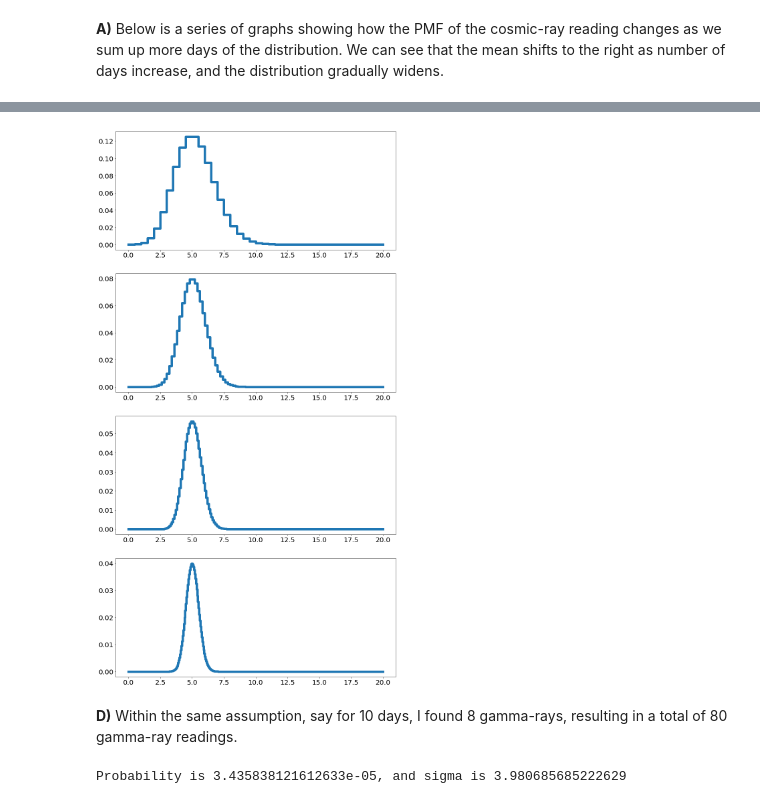
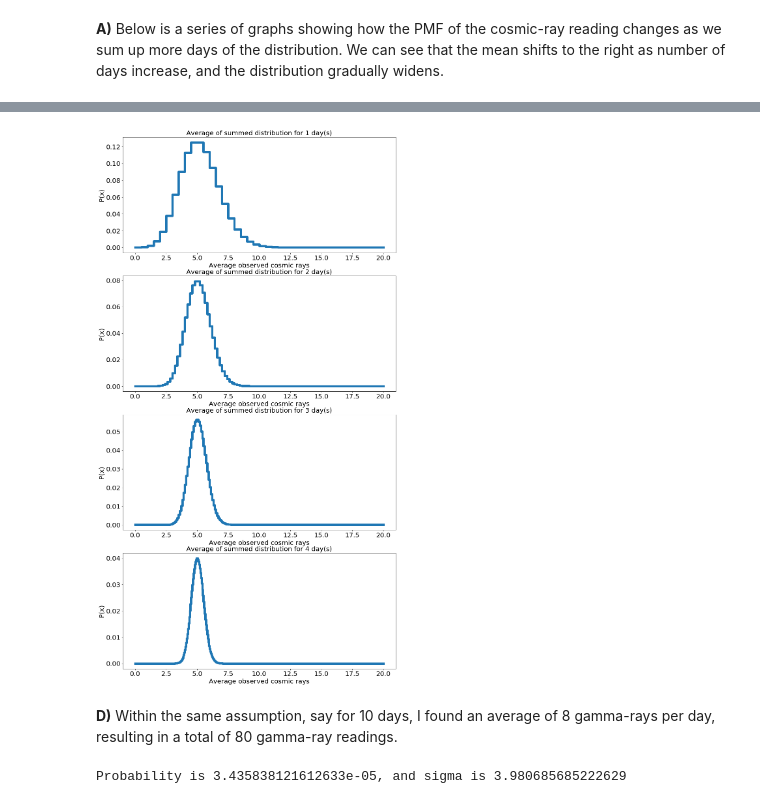
Before and after one commit to AlexHyde2/Phys434-Projects, a Jupyter notebook: Lab 2.ipynb, the cells around one changed output, grey strips where cells are left out. Cells and saved outputs as stored; diff of their text form; code cells hidden in the pictures.

```diff
--- a/Lab 2.ipynb
+++ b/Lab 2.ipynb
@@ -46,5 +49,8 @@ for i in range(len(days)):
     ax[i].step(x, pmf, where='post', linewidth='7')
     ax[i].tick_params(labelsize = 20)
     ax[i].set_xlim([0,150])
+    ax[i].set_title('Summed distribution for ' + str(i+1) + ' day(s)', fontsize = 20)
+    ax[i].set_xlabel('Total observed cosmic rays', fontsize = 20)
+    ax[i].set_ylabel('P(x)', fontsize = 20)
 plt.show()
 # %% [output]
@@ -71,15 +80,18 @@ The change in distribution is a great example of central limit theorm. As we sum
 # %%
 days = [2, 5, 10, 20]
 fig, ax = plt.subplots(4,figsize=(15,30))
 for i in range(len(days)):
     x, pmf = conv_poi(days[i], True)
     ax[i].step(x, pmf, where='post', linewidth='7')
     ax[i].tick_params(labelsize = 20)
+    ax[i].set_title('Average of summed distribution for ' + str(i+1) + ' day(s)', fontsize = 20)
+    ax[i].set_xlabel('Average observed cosmic rays', fontsize = 20)
+    ax[i].set_ylabel('P(x)', fontsize = 20)
 plt.show()
 # %% [output]
-[figure, old version]
+[figure, new version]
 # %% [markdown]
-**D)** Within the same assumption, say for 10 days, I found 8 gamma-rays, resulting in a total of 80 gamma-ray readings.
+**D)** Within the same assumption, say for 10 days, I found an average of 8 gamma-rays per day, resulting in a total of 80 gamma-ray readings.
 # %%
 obs = 8
 prob = stats.poisson.cdf(8*10, 5*10)
```
Also changed, not shown: parts of 8 cells of this notebook, 1 other file.
